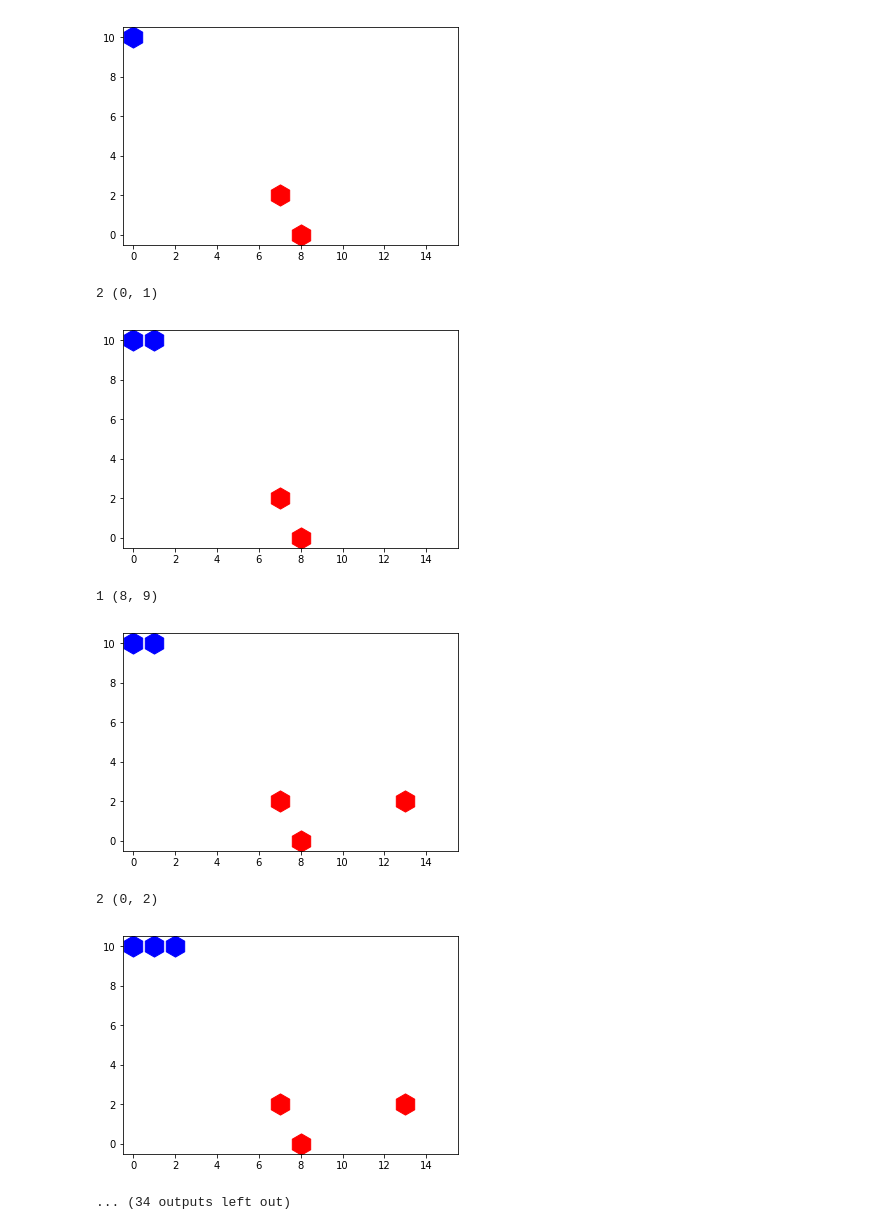
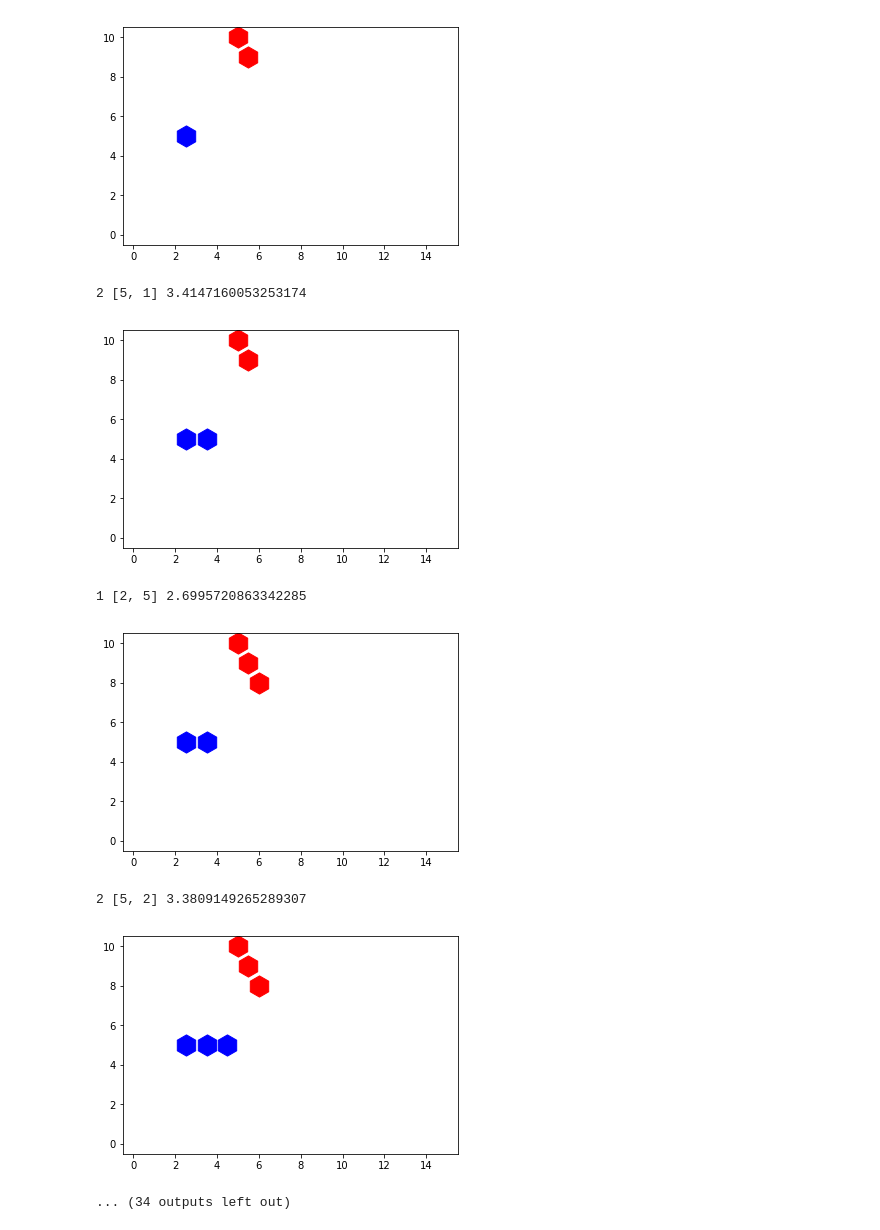
Before and after one commit to ibalejandro/ai_labs_hex_ai, a Jupyter notebook: hex_math.ipynb, the cells around one changed output. Drawn from its saved outputs; the diff is of its cells as text; code cells hidden in the pictures.

Commit message:
Adding timeout function and action select the distance with the optimal path

```diff
--- a/hex_math.ipynb
+++ b/hex_math.ipynb
@@ -7,6 +7,7 @@ from IPython import display
 from itertools import compress
 import numpy as np
 from Try import AgenteAlejandroSAlejandroCTry
+#from Old import AgenteAlejoSAlejoC
 
 agente = AgenteAlejandroSAlejandroCTry()
 
@@ -135,16 +136,19 @@ for i in range(tam**2):
     if jugadorActual == 1:
         #####!! accion = Agente_Nombre1_Nombre2(estado,jugadorActual)
          #Para efectos del ejemplo genera una accion aleatoria, esta puede repetir lugar porque esta comentada la parte que lo chequea
-        accionEj = Pos1Dto2D(lugares[i],tam)
-        #accionEj = agente.get_action_to_take(estado,jugadorActual)
-        print(jugadorActual, accionEj)
+        #accionEj = Pos1Dto2D(lugares[i],tam)
+        start = time.time()
+        accionEj = agente.get_action_to_take_main(estado,jugadorActual)
+
+        print(jugadorActual, accionEj, time.time() - start)
         tableroJug1.ActualizarGrafo(accionEj)
     else:
         #####!! accion = Agente_Nombre3_Nombre4(estado,jugadorActual)
          #Para efectos del ejemplo genera una accion aleatoria, esta puede repetir lugar porque esta comentada la parte que lo chequea
         #accionEj = Pos1Dto2D(lugares[i],tam)
-        accionEj = agente.get_action_to_take(estado,jugadorActual)
-        print(jugadorActual, accionEj)
+        start = time.time()
+        accionEj = agente.get_action_to_take_main(estado,jugadorActual)
+        print(jugadorActual, accionEj, time.time() - start)
         tableroJug2.ActualizarGrafo(accionEj)
 
 
@@ -199,10 +203,10 @@ for i in range(tam**2):
-[figure, old version]
+[figure, new version]
-2 (0, 1)
+2 [5, 1] 3.4147160053253174
-[figure, old version]
+[figure, new version]
-1 (8, 9)
+1 [2, 5] 2.6995720863342285
-[figure, old version]
+[figure, new version]
-2 (0, 2)
+2 [5, 2] 3.3809149265289307
-[figure, old version]
+[figure, new version]
 ... (34 outputs left out)
 # %%
 import time
```
Also changed, not shown: parts of 2 cells of this notebook, 2 other files.
